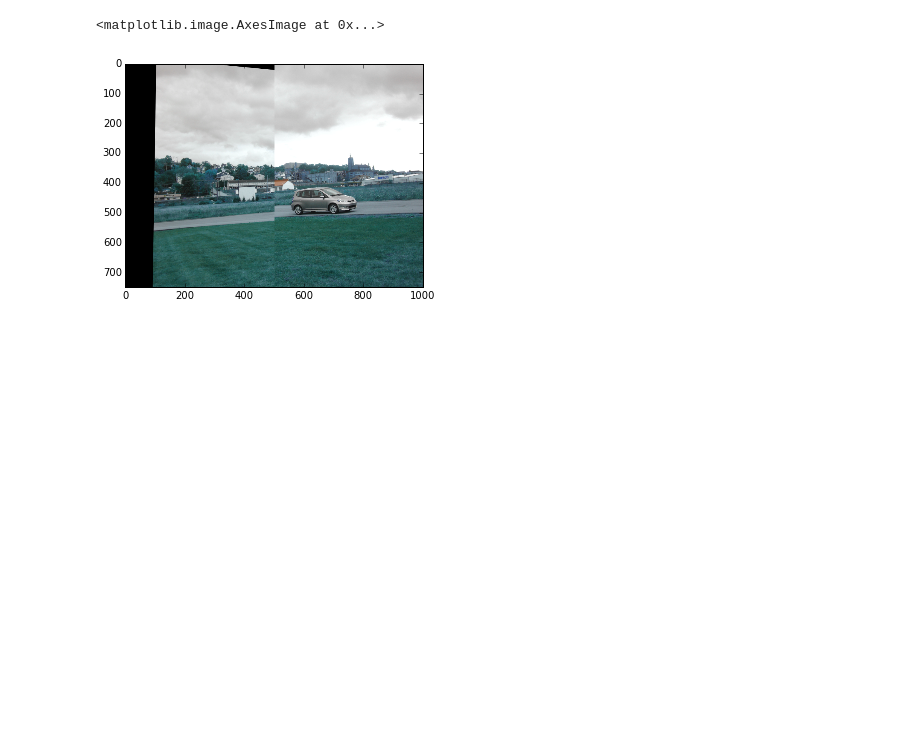
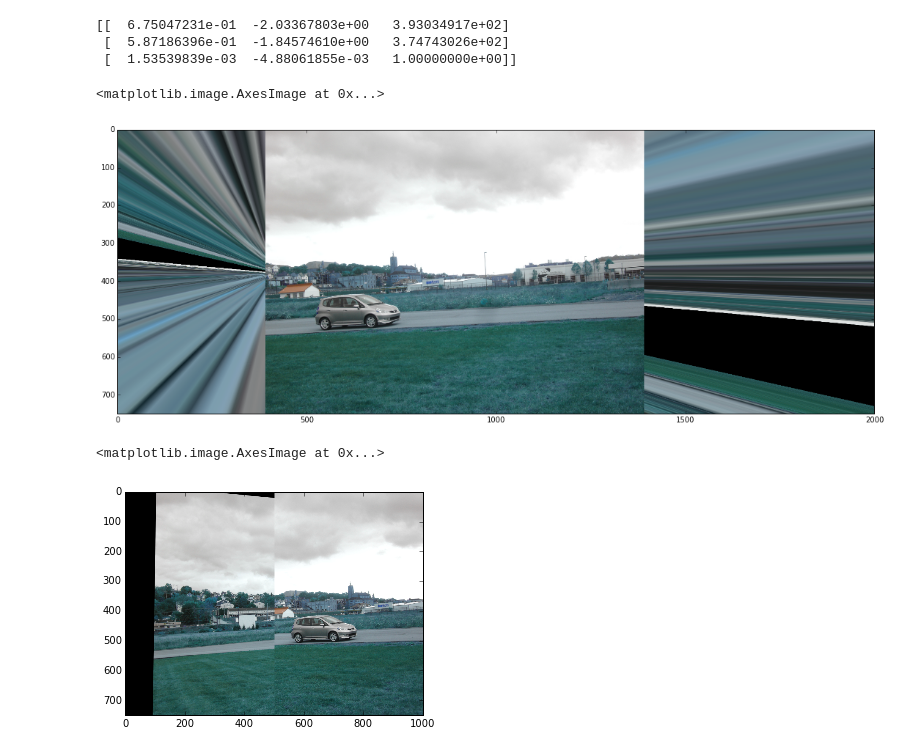
Before and after one commit to NCEghtebas/ComputerVisionCT, a Jupyter notebook: HW3/Q2_b.ipynb, the cells around one changed output. Saved outputs shown, nothing was run; the diff lists cells and outputs as text; code cells hidden in the pictures; blank space fills up the shorter version.

```diff
--- a/HW3/Q2_b.ipynb
+++ b/HW3/Q2_b.ipynb
@@ -46,20 +16,0 @@ kps2,descs2=extract_features(two)
-# %%
-sift = cv2.BRISK()
-
-# find the keypoints and descriptors with SIFT
-kp1, des1 = sift.detectAndCompute(one,None)
-kp2, des2 = sift.detectAndCompute(two,None)
-
-FLANN_INDEX_KDTREE = 0
-index_params = dict(algorithm = FLANN_INDEX_KDTREE, trees = 5)
-search_params = dict(checks = 50)
-
-flann = cv2.FlannBasedMatcher(index_params, search_params)
-
-matches = flann.knnMatch(des1,des2,k=2)
-
-# store all the good matches as per Lowe's ratio test.
-good = []
-for m,n in matches:
-    if m.distance < 0.7*n.distance:
-        good.append(m)
@@ -104,3 +64,16 @@ plt.imshow(warp1)
+# %%
+# autocrop(one)
+result=stitch(two,three)
+result=autocrop(result)
+f2=plt.figure()
+f2.set_size_inches(18.5, 10.5)
+plt.imshow(result)
+# %% [output]
+[[  6.75047231e-01  -2.03367803e+00   3.93034917e+02]
+ [  5.87186396e-01  -1.84574610e+00   3.74743026e+02]
+ [  1.53539839e-03  -4.88061855e-03   1.00000000e+00]]
+<matplotlib.image.AxesImage at 0x...>
+[figure, added]
 # %%
 A=warp1.copy()
 B=two.copy()
```
Also changed, not shown: parts of 4 cells of this notebook, 3 other files.
